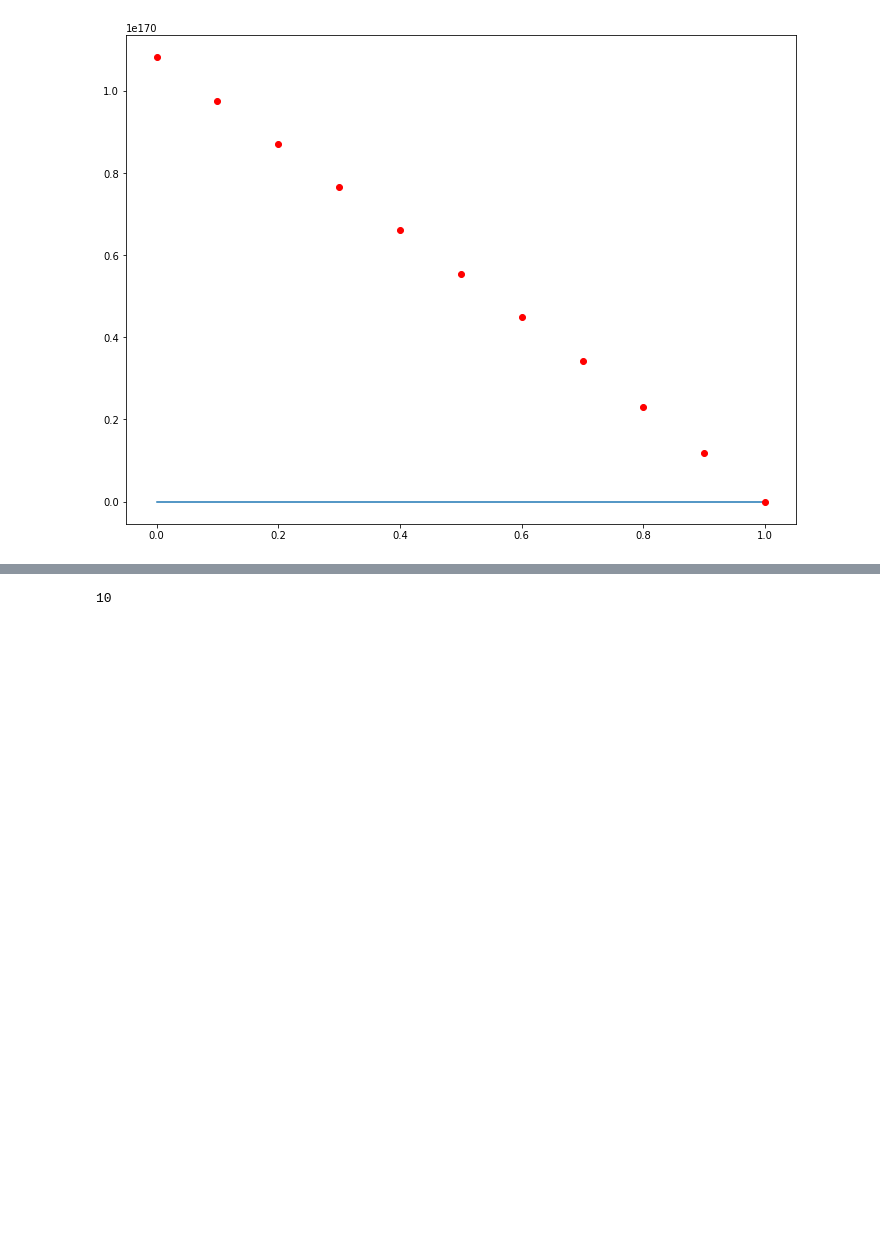
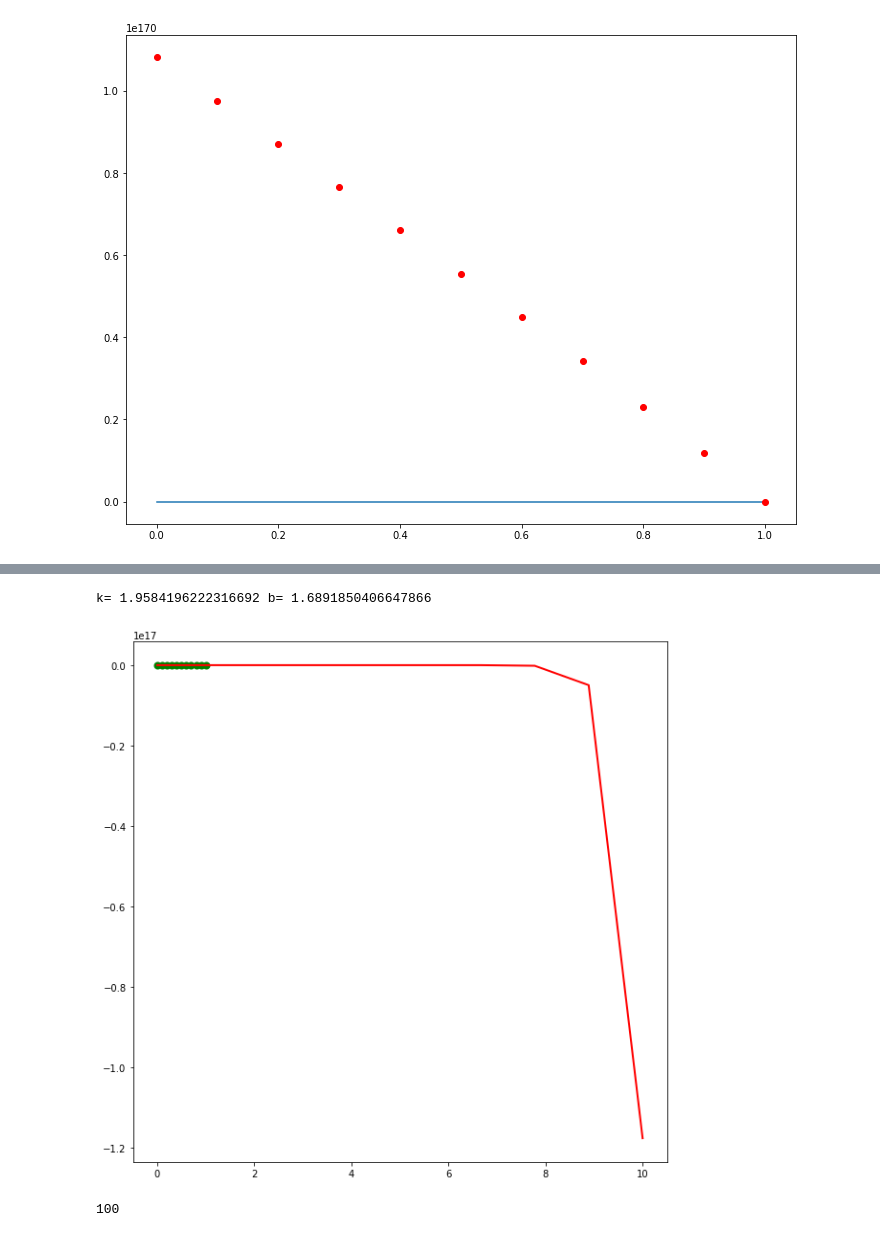
Before and after one commit to schen304joseph/HW3, a Jupyter notebook: HW3.ipynb, the cells around one changed output, grey strips where cells are left out. Drawn from its saved outputs; the diff is of its cells as text; code cells hidden in the pictures; blank space fills up the shorter version.

```diff
--- a/HW3.ipynb
+++ b/HW3.ipynb
@@ -103,7 +104,46 @@ SyntaxError: ignored
-# %%
-x1 = np.arange(start=0, stop=1.1, step=0.1)
-x2 = 1-x1
-Aguess = [10,11]
-Aguess[0]
-# %% [output]
-10
+# %%
+import numpy as np
+import scipy as scipy
+import matplotlib.pyplot as plt
+from scipy.optimize import leastsq
+
+x1 = np.array(np.arange(start=0, stop=1.1, step=0.1))
+p = np.array([28.1,34.4,36.7,36.9,36.8,36.7,36.5,35.4,32.9,27.7,17.5])
+
+def psat (a1,a2,a3):
+  return 10**(a1-(a2/(20+a3)))
+
+def func(A,x1):
+  x2=1-x1
+  A12, A21 = A
+  return x1*np.exp(A12*((A21*x2)/(A12*x1+A21*x2))**2)*psat(8.07131,1730.63,233.426)+x2*np.exp(A21*((A12*x1)/(A12*x1+A21*x2))**2)*psat(7.43155,1554.679,240.337)
+
+def error(A,x1,y):
+  return func(A,x1)-y
+
+A0=np.array([5,20])
+Para=leastsq(error,A0,args=(x1,p))
+
+k,b=Para[0]
+print("k=",k,"b=",b)
+
+plt.figure(figsize=(10,10))
+plt.scatter(x1,p,color="green",label="data set",linewidth=2)
+
+A12=k
+A21=b
+x=np.linspace(0,10,10)
+
+x2=1-x
+y=x*np.exp(A12*((A21*x2)/(A12*x+A21*x2))**2)*psat(8.07131,1730.63,233.426)+x2*np.exp(A21*((A12*x)/(A12*x+A21*x2))**2)*psat(7.43155,1554.679,240.337)
+
+plt.plot(x,y,color="red",label="perdiction",linewidth=2)
+plt.legend()
+plt.show()
+# %% [output]
+k= 1.9584196222316692 b= 1.6891850406647866
+[figure, added]
+# %%
+10**2
+# %% [output]
+100
```
Also changed, not shown: parts of 1 cell of this notebook.
